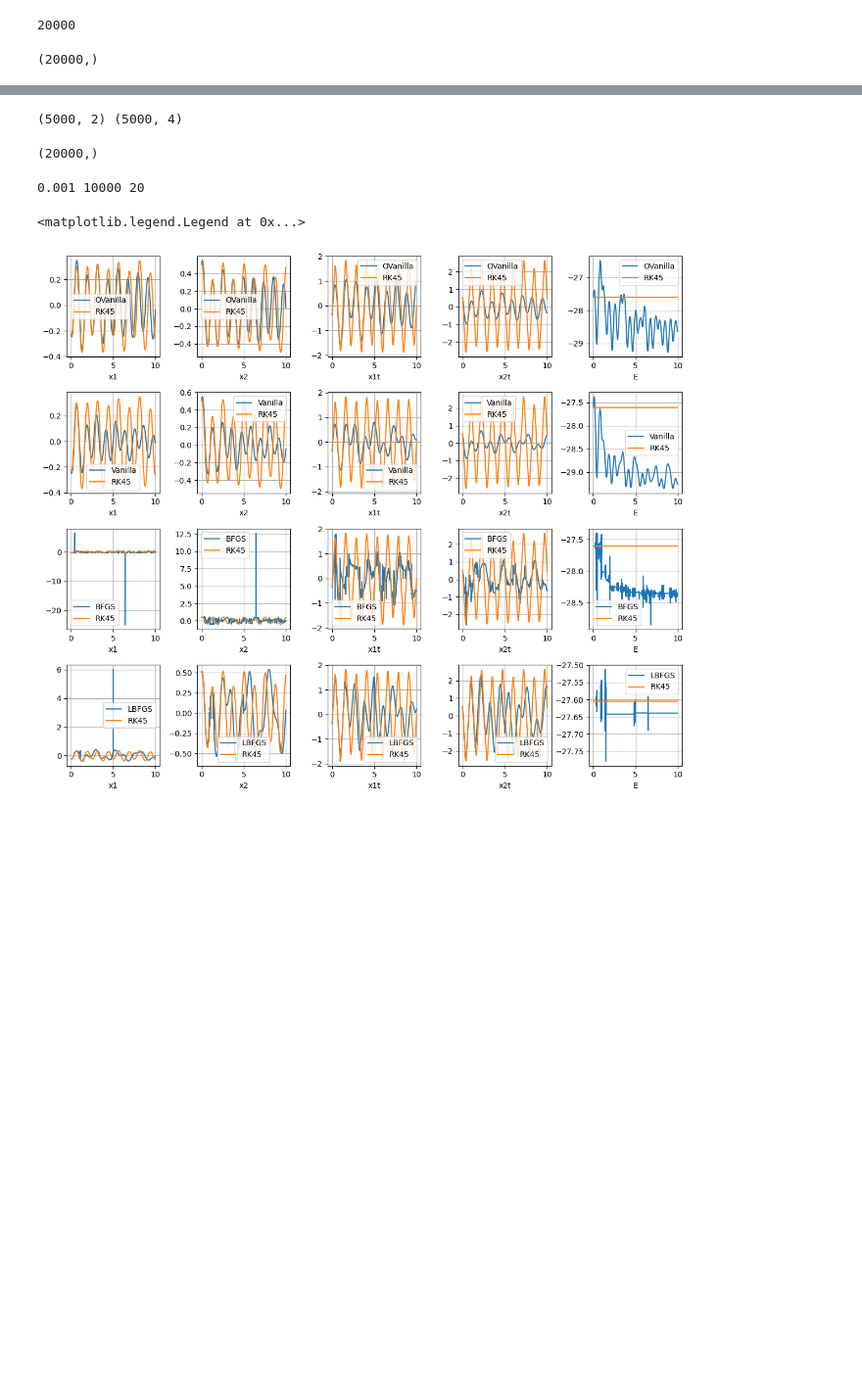
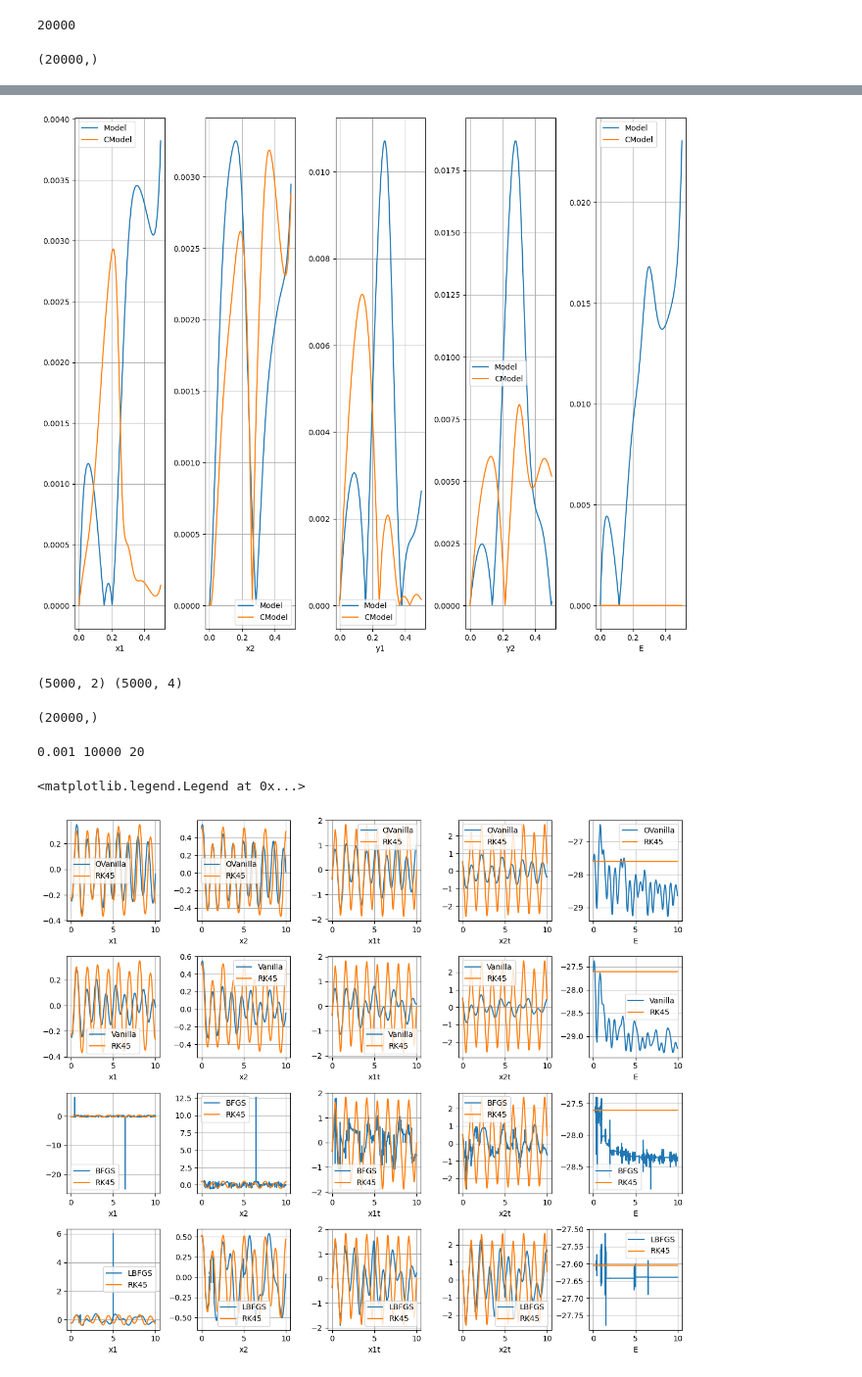
Before and after one commit to WasiimMK/CDeepONet, a Jupyter notebook: Linux/(2TERMS)(Test)TimeStepping_ParamsLBFGS_ConsBFGS_DoublePend.ipynb, the cells around one changed output, grey strips where cells are left out. Shown at 98% size. Cells and saved outputs as stored; diff of their text form; code cells hidden in the pictures; blank space fills up the shorter version.

```diff
--- a/Linux/(2TERMS)(Test)TimeStepping_ParamsLBFGS_ConsBFGS_DoublePend.ipynb
+++ b/Linux/(2TERMS)(Test)TimeStepping_ParamsLBFGS_ConsBFGS_DoublePend.ipynb
@@ -1237,2 +1345,5 @@ print(Cparam_count)
 # %%
-Cparams = copy.deepcopy(params)
+Cparams = copy.deepcopy(testparams)
+# %%
+epochs = 2500
+Cparams, loss = Ctrain_network(Cparams, de_points, zsensors, epochs)
@@ -1238,0 +1368,82 @@ Cparams = copy.deepcopy(params)
+# %%
+n = 500
+t = np.linspace(t0, tfinal, n)
+
+x1_init = np.random.uniform(-np.pi/6, np.pi/6, size=(1,))
+x2_init = np.random.uniform(-np.pi/6, np.pi/6, size=(1,))
+y1_init = np.random.uniform(-np.pi/6, np.pi/6, size=(1,))
+y2_init = np.random.uniform(-np.pi/6, np.pi/6, size=(1,))
+E_init = calc_E(x1_init, x2_init, y1_init, y2_init)
+
+model_data = np.column_stack([x1_init, x2_init, y1_init, y2_init])
+model_data = np.reshape(model_data, (-1,))
+model_data = np.repeat(np.expand_dims(model_data, axis=0), n, axis=0)
+
+E_data =  np.reshape(E_init, (-1,))
+E_data = np.repeat(np.expand_dims(E_data, axis=0), n, axis=0)
+
+tE_data = np.column_stack([t, E_data])
+
+x1 = jax.vmap(Vvar_model, [0, 0, None, None])(tE_data, model_data, 0, Vparams)
+x2 = jax.vmap(Vvar_model, [0, 0, None, None])(tE_data, model_data, 1, Vparams)
+y1 = jax.vmap(Vvar_model, [0, 0, None, None])(tE_data, model_data, 2, Vparams)
+y2 = jax.vmap(Vvar_model, [0, 0, None, None])(tE_data, model_data, 3, Vparams)
+E = calc_E(x1, x2, y1, y2)
+
+cx1 = jax.vmap(Cvar_model, [0, 0, None, None])(tE_data, model_data, 0, Cparams)
+cx2 = jax.vmap(Cvar_model, [0, 0, None, None])(tE_data, model_data, 1, Cparams)
+cy1 = jax.vmap(Cvar_model, [0, 0, None, None])(tE_data, model_data, 2, Cparams)
+cy2 = jax.vmap(Cvar_model, [0, 0, None, None])(tE_data, model_data, 3, Cparams)
+cE = calc_E(cx1, cx2, cy1, cy2)
+
+
+t_rk = t
+data_rk = np.column_stack([x1_init, x2_init, y1_init, y2_init])
+data_rk = np.reshape(data_rk, (-1,))
+
+sol_rk = odeint(doublePendulum, data_rk, t_rk, rtol = 1e-13, atol = 1e-13)
+x1_rk, x2_rk, y1_rk, y2_rk = sol_rk[:, 0], sol_rk[:, 1], sol_rk[:, 2], sol_rk[:, 3]
+E_rk = calc_E(x1_rk, x2_rk, y1_rk, y2_rk)
+
+fig = plt.figure(figsize=(12, 10))
+
+plt.subplot(1, 5, 1)
+plt.tight_layout()
+plt.plot(t, abs(x1 - x1_rk), label = 'Model')
+plt.plot(t, abs(cx1 - x1_rk), label = 'CModel')
+plt.xlabel("x1")
+plt.grid()
+plt.legend()
+
+plt.subplot(1, 5, 2)
+plt.tight_layout()
+plt.plot(t, abs(x2 - x2_rk), label = 'Model')
+plt.plot(t, abs(cx2 - x2_rk), label = 'CModel')
+plt.xlabel("x2")
+plt.grid()
+plt.legend()
+
+plt.subplot(1, 5, 3)
+plt.tight_layout()
+plt.plot(t, abs(y1 - y1_rk), label = 'Model')
+plt.plot(t, abs(cy1 - y1_rk), label = 'CModel')
+plt.xlabel("y1")
+plt.grid()
+plt.legend()
+
+plt.subplot(1, 5, 4)
+plt.tight_layout()
+plt.plot(t, abs(y2 - y2_rk), label = 'Model')
+plt.plot(t, abs(cy2 - y2_rk), label = 'CModel')
+plt.xlabel("y2")
+plt.grid()
+plt.legend()
+
+plt.subplot(1, 5, 5)
+plt.tight_layout()
+plt.plot(t, abs(E - E_rk), label = 'Model')
+plt.plot(t, abs(cE - E_rk), label = 'CModel')
+plt.xlabel("E")
+plt.grid()
+plt.legend()
+# %% [output]
@@ -1238,0 +1451 @@ Cparams = copy.deepcopy(params)
+[figure, added]
```
Also changed, not shown: parts of 32 cells of this notebook, 3 other files.
